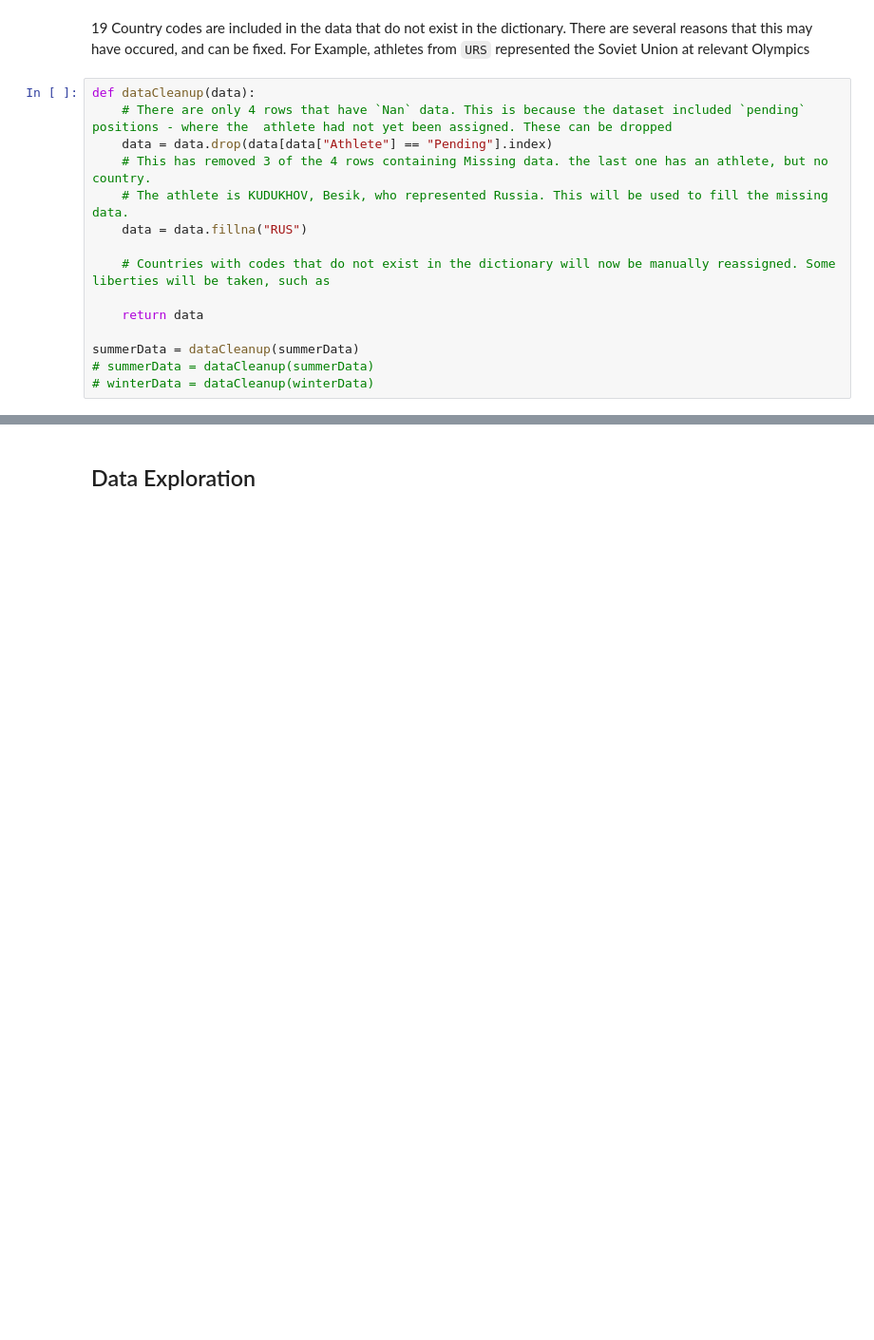
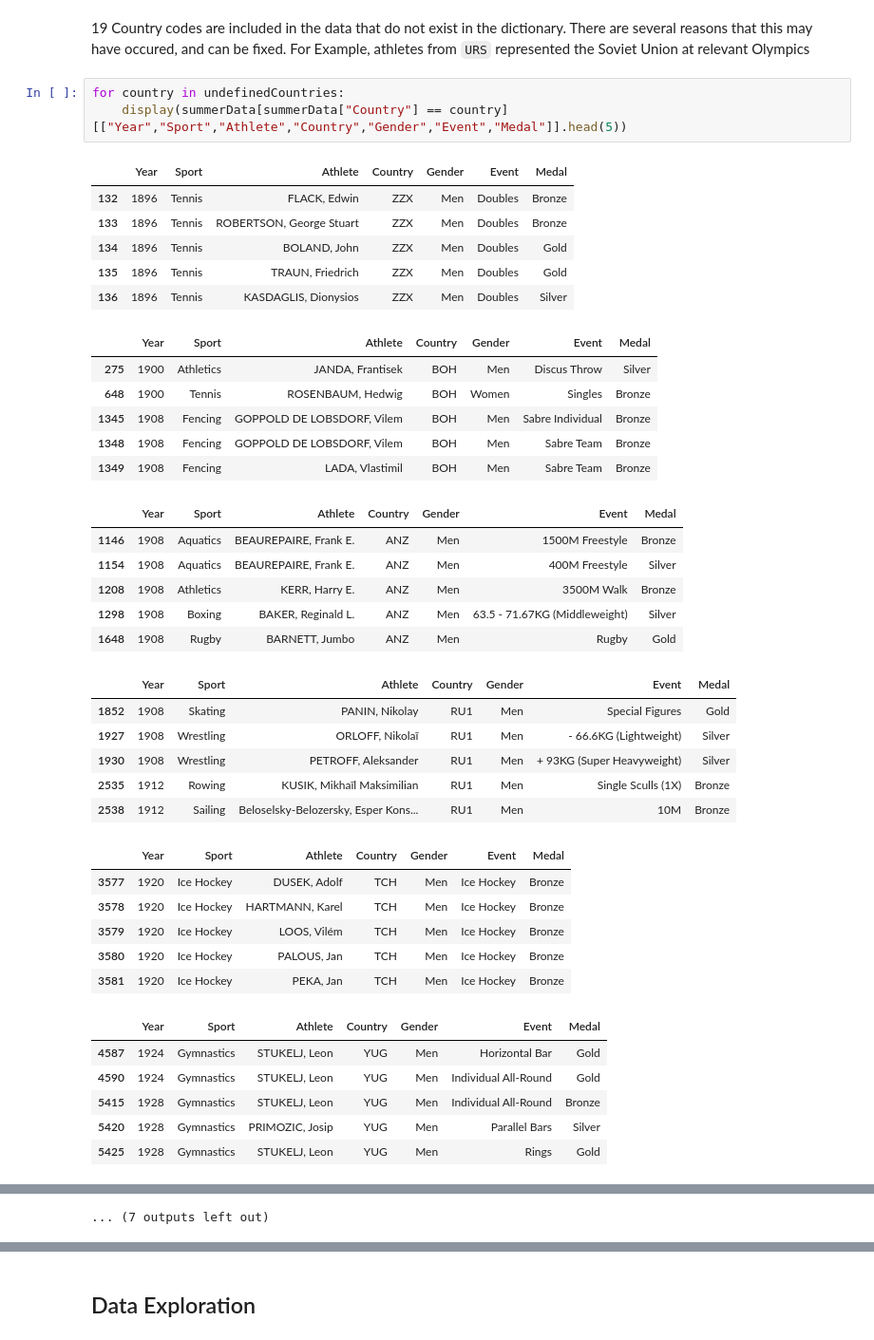
Before and after one commit to Zec-Wicks/Olympics-EDA-ML, a Jupyter notebook: Olympic_EDA_and_ML.ipynb, the cells around one changed output, grey strips where cells are left out. Shown at 95% size. Cells and saved outputs as stored; diff of their text form; blank space fills up the shorter version.

```diff
--- a/Olympic_EDA_and_ML.ipynb
+++ b/Olympic_EDA_and_ML.ipynb
@@ -60,18 +46,43 @@ Name: Country, dtype: object
 # %% [markdown]
 19 Country codes are included in the data that do not exist in the dictionary. There are several reasons that this may have occured, and can be fixed.
 For Example, athletes from `URS` represented the Soviet Union at relevant Olympics
-# %%
-def dataCleanup(data):
-    # There are only 4 rows that have `Nan` data. This is because the dataset included `pending` positions - where the  athlete had not yet been assigned. These can be dropped
-    data = data.drop(data[data["Athlete"] == "Pending"].index)
-    # This has removed 3 of the 4 rows containing Missing data. the last one has an athlete, but no country.
-    # The athlete is KUDUKHOV, Besik, who represented Russia. This will be used to fill the missing data.
-    data = data.fillna("RUS")
-
-    # Countries with codes that do not exist in the dictionary will now be manually reassigned. Some liberties will be taken, such as
-
-    return data
-
-summerData = dataCleanup(summerData)
-# summerData = dataCleanup(summerData)
-# winterData = dataCleanup(winterData)
+# %%
+for country in undefinedCountries:
+    display(summerData[summerData["Country"] == country][["Year","Sport","Athlete","Country","Gender","Event","Medal"]].head(5))
+# %% [output]
+|  | Year | Sport | Athlete | Country | Gender | Event | Medal |
+| 132 | 1896 | Tennis | FLACK, Edwin | ZZX | Men | Doubles | Bronze |
+| 133 | 1896 | Tennis | ROBERTSON, George Stuart | ZZX | Men | Doubles | Bronze |
+| 134 | 1896 | Tennis | BOLAND, John | ZZX | Men | Doubles | Gold |
+| 135 | 1896 | Tennis | TRAUN, Friedrich | ZZX | Men | Doubles | Gold |
+| 136 | 1896 | Tennis | KASDAGLIS, Dionysios | ZZX | Men | Doubles | Silver |
+|  | Year | Sport | Athlete | Country | Gender | Event | Medal |
+| 275 | 1900 | Athletics | JANDA, Frantisek | BOH | Men | Discus Throw | Silver |
+| 648 | 1900 | Tennis | ROSENBAUM, Hedwig | BOH | Women | Singles | Bronze |
+| 1345 | 1908 | Fencing | GOPPOLD DE LOBSDORF, Vilem | BOH | Men | Sabre Individual | Bronze |
+| 1348 | 1908 | Fencing | GOPPOLD DE LOBSDORF, Vilem | BOH | Men | Sabre Team | Bronze |
+| 1349 | 1908 | Fencing | LADA, Vlastimil | BOH | Men | Sabre Team | Bronze |
+|  | Year | Sport | Athlete | Country | Gender | Event | Medal |
+| 1146 | 1908 | Aquatics | BEAUREPAIRE, Frank E. | ANZ | Men | 1500M Freestyle | Bronze |
+| 1154 | 1908 | Aquatics | BEAUREPAIRE, Frank E. | ANZ | Men | 400M Freestyle | Silver |
+| 1208 | 1908 | Athletics | KERR, Harry E. | ANZ | Men | 3500M Walk | Bronze |
+| 1298 | 1908 | Boxing | BAKER, Reginald L. | ANZ | Men | 63.5 - 71.67KG (Middleweight) | Silver |
+| 1648 | 1908 | Rugby | BARNETT, Jumbo | ANZ | Men | Rugby | Gold |
+|  | Year | Sport | Athlete | Country | Gender | Event | Medal |
+| 1852 | 1908 | Skating | PANIN, Nikolay | RU1 | Men | Special Figures | Gold |
+| 1927 | 1908 | Wrestling | ORLOFF, Nikolaï | RU1 | Men | - 66.6KG (Lightweight) | Silver |
+| 1930 | 1908 | Wrestling | PETROFF, Aleksander | RU1 | Men | + 93KG (Super Heavyweight) | Silver |
+| 2535 | 1912 | Rowing | KUSIK, Mikhaïl Maksimilian | RU1 | Men | Single Sculls (1X) | Bronze |
+| 2538 | 1912 | Sailing | Beloselsky-Belozersky, Esper Kons... | RU1 | Men | 10M | Bronze |
+|  | Year | Sport | Athlete | Country | Gender | Event | Medal |
+| 3577 | 1920 | Ice Hockey | DUSEK, Adolf | TCH | Men | Ice Hockey | Bronze |
+| 3578 | 1920 | Ice Hockey | HARTMANN, Karel | TCH | Men | Ice Hockey | Bronze |
+| 3579 | 1920 | Ice Hockey | LOOS, Vilém | TCH | Men | Ice Hockey | Bronze |
+| 3580 | 1920 | Ice Hockey | PALOUS, Jan | TCH | Men | Ice Hockey | Bronze |
+| 3581 | 1920 | Ice Hockey | PEKA, Jan | TCH | Men | Ice Hockey | Bronze |
+|  | Year | Sport | Athlete | Country | Gender | Event | Medal |
+| 4587 | 1924 | Gymnastics | STUKELJ, Leon | YUG | Men | Horizontal Bar | Gold |
+| 4590 | 1924 | Gymnastics | STUKELJ, Leon | YUG | Men | Individual All-Round | Gold |
+| 5415 | 1928 | Gymnastics | STUKELJ, Leon | YUG | Men | Individual All-Round | Bronze |
+| 5420 | 1928 | Gymnastics | PRIMOZIC, Josip | YUG | Men | Parallel Bars | Silver |
+| 5425 | 1928 | Gymnastics | STUKELJ, Leon | YUG | Men | Rings | Gold |
@@ -77,0 +125 @@ summerData = dataCleanup(summerData)
+... (7 outputs left out)
```
Also changed, not shown: parts of 12 cells of this notebook.
